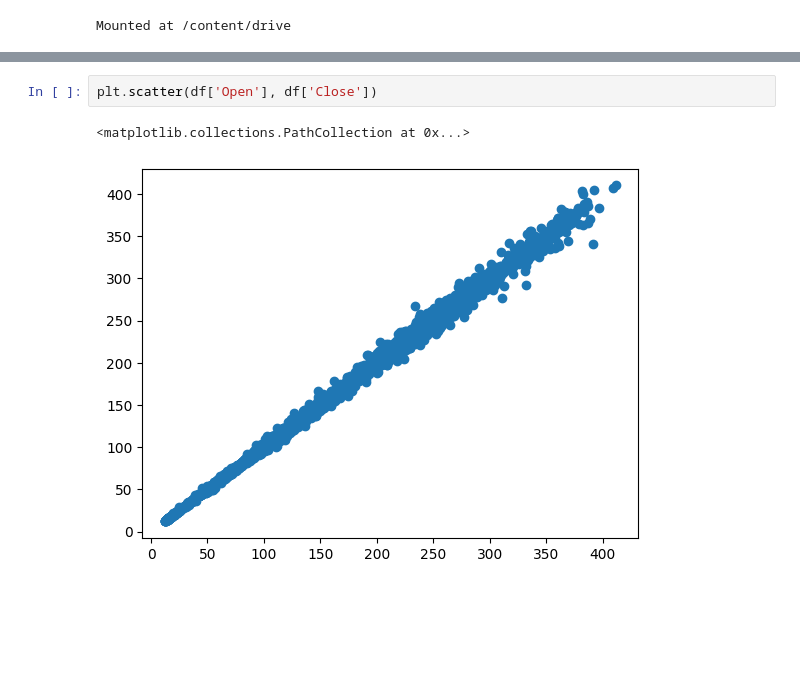
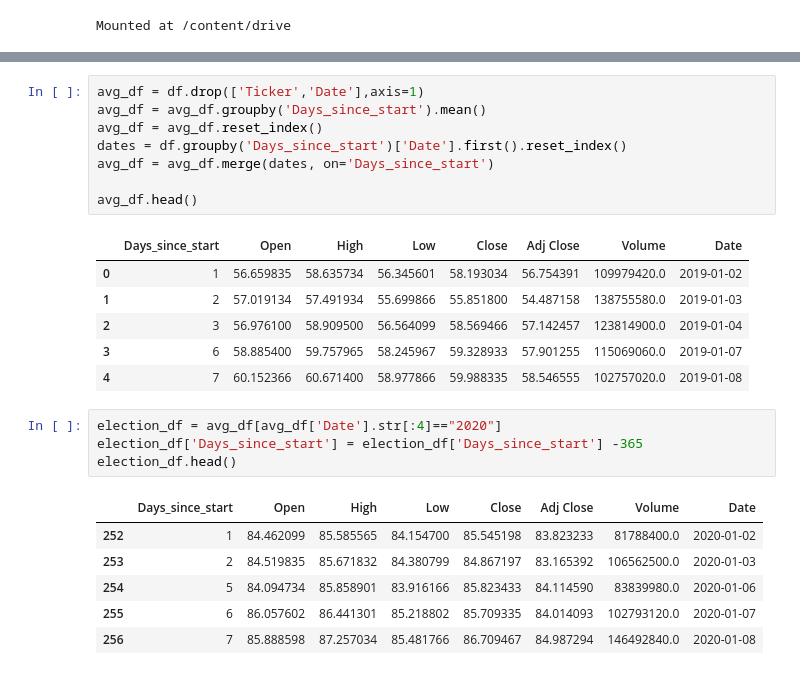
Before and after one commit to tsh26032/test, a Jupyter notebook: stock.ipynb, the cells around one changed output, grey strips where cells are left out. Cells and saved outputs as stored; diff of their text form; blank space fills up the shorter version.

```diff
--- a/stock.ipynb
+++ b/stock.ipynb
@@ -32,5 +34,26 @@ TypeError: 'tuple' object is not callable
-# %%
-plt.scatter(df['Open'], df['Close'])
-# %% [output]
-<matplotlib.collections.PathCollection at 0x...>
-[figure, removed]
+# %%
+avg_df = df.drop(['Ticker','Date'],axis=1)
+avg_df = avg_df.groupby('Days_since_start').mean()
+avg_df = avg_df.reset_index()
+dates = df.groupby('Days_since_start')['Date'].first().reset_index()
+avg_df = avg_df.merge(dates, on='Days_since_start')
+
+avg_df.head()
+# %% [output]
+|  | Days_since_start | Open | High | Low | Close | Adj Close | Volume | Date |
+| 0 | 1 | 56.659835 | 58.635734 | 56.345601 | 58.193034 | 56.754391 | 109979420.0 | 2019-01-02 |
+| 1 | 2 | 57.019134 | 57.491934 | 55.699866 | 55.851800 | 54.487158 | 138755580.0 | 2019-01-03 |
+| 2 | 3 | 56.976100 | 58.909500 | 56.564099 | 58.569466 | 57.142457 | 123814900.0 | 2019-01-04 |
+| 3 | 6 | 58.885400 | 59.757965 | 58.245967 | 59.328933 | 57.901255 | 115069060.0 | 2019-01-07 |
+| 4 | 7 | 60.152366 | 60.671400 | 58.977866 | 59.988335 | 58.546555 | 102757020.0 | 2019-01-08 |
+# %%
+election_df = avg_df[avg_df['Date'].str[:4]=="2020"]
+election_df['Days_since_start'] = election_df['Days_since_start'] -365
+election_df.head()
+# %% [output]
+|  | Days_since_start | Open | High | Low | Close | Adj Close | Volume | Date |
+| 252 | 1 | 84.462099 | 85.585565 | 84.154700 | 85.545198 | 83.823233 | 81788400.0 | 2020-01-02 |
+| 253 | 2 | 84.519835 | 85.671832 | 84.380799 | 84.867197 | 83.165392 | 106562500.0 | 2020-01-03 |
+| 254 | 5 | 84.094734 | 85.858901 | 83.916166 | 85.823433 | 84.114590 | 83839980.0 | 2020-01-06 |
+| 255 | 6 | 86.057602 | 86.441301 | 85.218802 | 85.709335 | 84.014093 | 102793120.0 | 2020-01-07 |
+| 256 | 7 | 85.888598 | 87.257034 | 85.481766 | 86.709467 | 84.987294 | 146492840.0 | 2020-01-08 |
```
Also changed, not shown: parts of 9 cells of this notebook.
